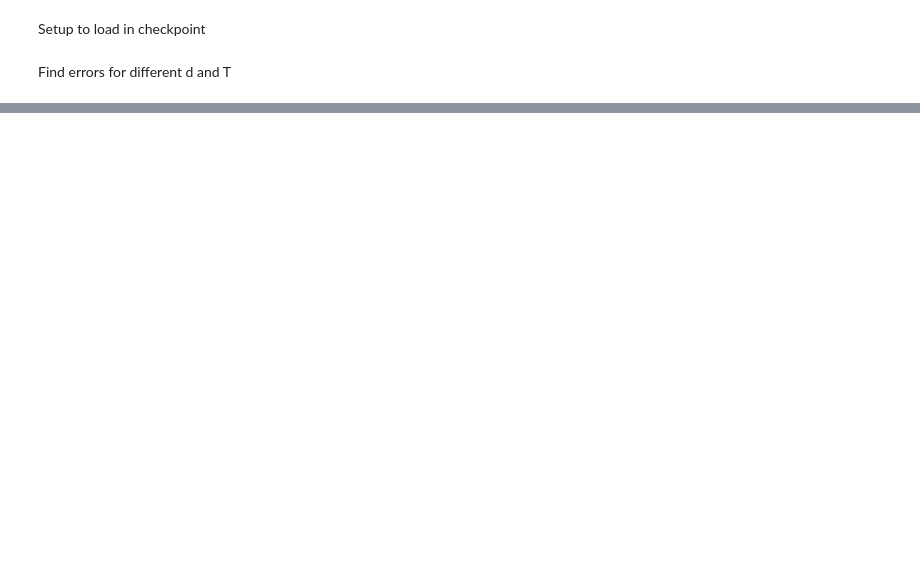
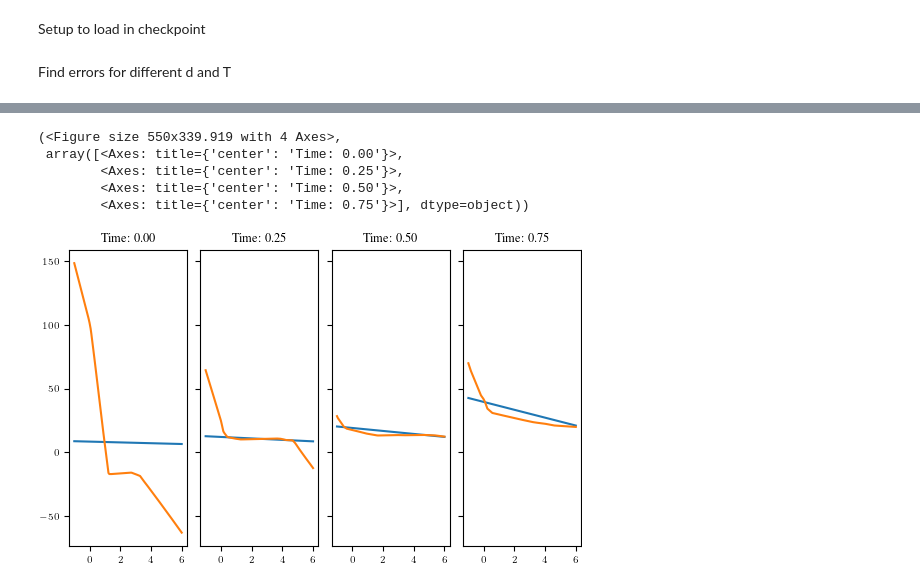
Before and after one commit to libbylbaker/forward_bridge, a Jupyter notebook: experiments/ou/plot_score_fixed_endpt.ipynb, the cells around one changed output, grey strips where cells are left out. Saved outputs shown, nothing was run; the diff lists cells and outputs as text; code cells hidden in the pictures; blank space fills up the shorter version.

```diff
--- a/experiments/ou/plot_score_fixed_endpt.ipynb
+++ b/experiments/ou/plot_score_fixed_endpt.ipynb
@@ -85,0 +93,17 @@ plot_score_error_variable_y(true_score, trained_score, -3, 3, -1, 1)
+# %%
+x0= (1.,)
+y = (10.,)
+checkpoint_path_guided = f"/Users/libbybaker/Documents/Python/doobs-score-project/doobs_score_matching/checkpoints/ou/guided_data_y_{y}_d_x0_{x0}"
+restored = orbax_checkpointer.restore(checkpoint_path_guided)
+model = src.models.score_mlp.ScoreMLP(**restored["network"])
+params = restored["params"]
+trained_score_guided = utils.trained_score(model, params)
+# %%
+plot_score(true_score, trained_score_guided, T, (10.,), x=jnp.linspace(-1, 6, 1000)[..., None],)
+# %% [output]
+(<Figure size 550x339.919 with 4 Axes>,
+ array([<Axes: title={'center': 'Time: 0.00'}>,
+        <Axes: title={'center': 'Time: 0.25'}>,
+        <Axes: title={'center': 'Time: 0.50'}>,
+        <Axes: title={'center': 'Time: 0.75'}>], dtype=object))
+[figure, added]
```
Also changed, not shown: parts of 8 cells of this notebook, 2 other files.
